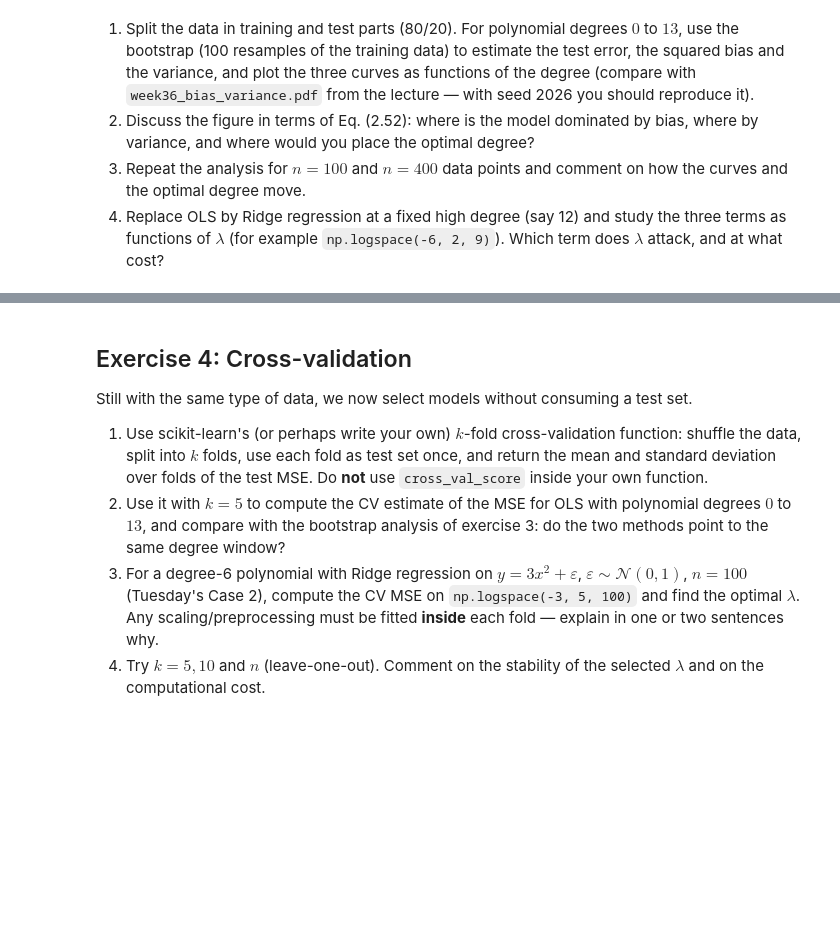
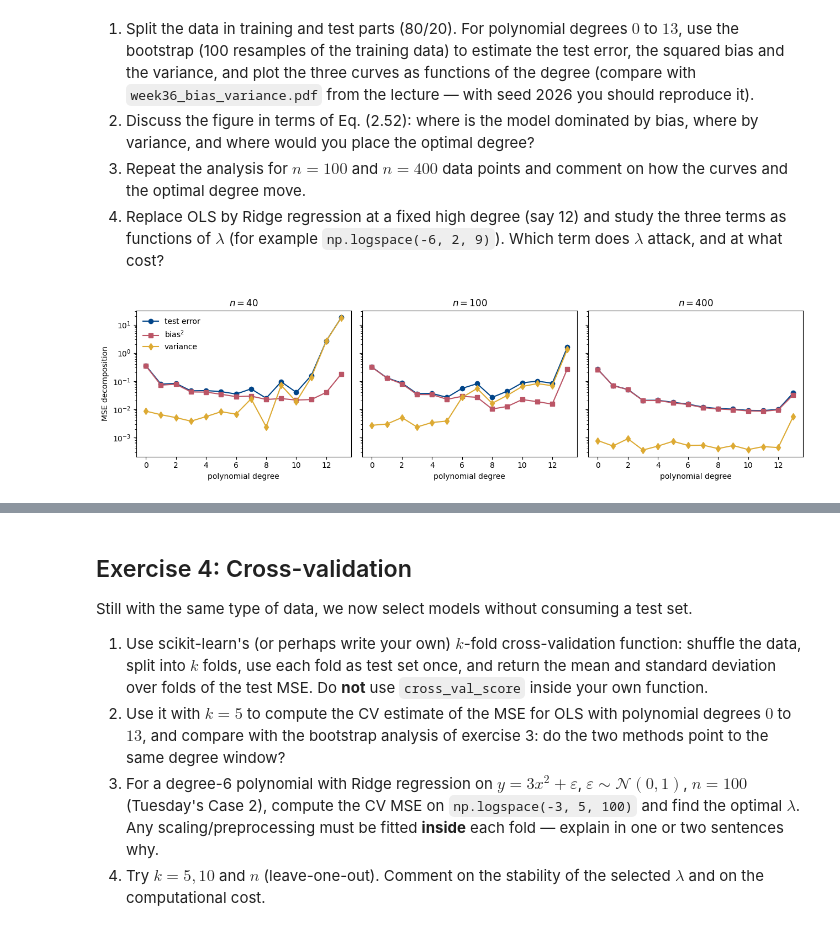
Before and after one commit to JOJ0O0O/MachineLearningUiO, a Jupyter notebook: doc/WeeklyMaterial/week36/exercisesweek36.ipynb, the cells around one changed output, grey strips where cells are left out. Drawn from its saved outputs; the diff is of its cells as text; code cells hidden in the pictures; blank space fills up the shorter version.

```diff
--- a/doc/WeeklyMaterial/week36/exercisesweek36.ipynb
+++ b/doc/WeeklyMaterial/week36/exercisesweek36.ipynb
@@ -143,6 +198,9 @@ $$
 
 on $x \in [-3, 3]$.
 # %%
+import time
+from tqdm import tqdm
+
 import numpy as np
 import matplotlib.pyplot as plt
 from sklearn.linear_model import LinearRegression, Ridge
@@ -151,10 +209,15 @@ from sklearn.pipeline import make_pipeline
 from sklearn.model_selection import train_test_split, KFold, cross_val_score
 from sklearn.utils import resample
 
-np.random.seed(2026)
+seed = 2026
+rng = np.random.default_rng(2026)
+
 n = 40
 x = np.linspace(-3, 3, n).reshape(-1, 1)
 y = np.exp(-x**2) + 1.5 * np.exp(-(x - 2)**2) + np.random.normal(0, 0.1, x.shape)
+
+# the color palette used in the weekly slides
+BLUE, RED, YELLOW = "#004488", "#BB5566", "#DDAA33"
 # %% [markdown]
 1. Split the data in training and test parts (80/20). For polynomial degrees
    $0$ to $13$, use the bootstrap (100 resamples of the training data) to
@@ -172,3 +235,78 @@ y = np.exp(-x**2) + 1.5 * np.exp(-(x - 2)**2) + np.random.normal(0, 0.1, x.shape
    cost?
 # %%
 # Your code for exercise 3 here
+
+def bv_sweep(n=40, maxdeg=13, n_bootstraps=100, model='OLS', alpha=None):
+    match model:
+        case 'OLS':
+            pipe = lambda deg: make_pipeline(PolynomialFeatures(degree=deg), LinearRegression(fit_intercept=False))
+            if alpha is not None:
+                raise Exception("alpha is not used for OLS, ignoring it.")
+        case 'Ridge':
+            pipe = lambda deg: make_pipeline(PolynomialFeatures(degree=deg), StandardScaler(), Ridge(alpha=alpha))
+            if alpha is None:
+                raise ValueError("alpha must be specified for Ridge regression.")
+        case _:
+            raise ValueError(f"Unknown model: {model}")
+
+    x = np.linspace(-3, 3, n).reshape(-1, 1)
+    y = np.exp(-x**2) + 1.5 * np.exp(-(x - 2)**2) + np.random.normal(0, 0.1, x.shape)
+
+    x_train, x_test, y_train, y_test = train_test_split(x, y, test_size=0.2, random_state=seed)
+
+    error, bias, variance = np.zeros(maxdeg), np.zeros(maxdeg), np.zeros(maxdeg)
+    for degree in range(maxdeg):
+        fit_model = pipe(deg=degree)
+        y_tilde = np.zeros((y_test.shape[0], n_bootstraps))
+        for i in range(n_bootstraps):
+            x_boot, y_boot = resample(x_train, y_train)
+            fit_model.fit(x_boot, y_boot)
+            y_tilde[:, i] = fit_model.fit(x_boot, y_boot).predict(x_test).ravel()
+        error[degree] = np.mean(np.mean((y_test - y_tilde)**2, axis=1, keepdims=True))
+        bias[degree] = np.mean((y_test - np.mean(y_tilde, axis=1, keepdims=True))**2)
+        variance[degree] = np.mean(np.var(y_tilde, axis=1, keepdims=True))
+
+    return error, bias, variance
+
+fig, axes = plt.subplots(1, 3, figsize=(13, 3.6), sharey=True)
+maxdegree = 14
+for ax, n_ in tqdm(zip(axes, (40, 100, 400))):
+    err, b2, var = bv_sweep(n=n_, maxdeg=maxdegree, n_bootstraps=100)
+    ax.plot(range(maxdegree), err, "o-", color=BLUE, label="test error")
+    ax.plot(range(maxdegree), b2, "s-", color=RED, label=r"bias$^2$")
+    ax.plot(range(maxdegree), var, "d-", color=YELLOW, label="variance")
+    ax.set_yscale("log")
+    ax.set_title(f"$n = {n_}$")
+    ax.set_xlabel("polynomial degree")
+axes[0].set_ylabel("MSE decomposition")
+axes[0].legend(frameon=False)
+plt.tight_layout()
+plt.show()
+
+fig, axes = plt.subplots(1, 3, figsize=(13, 3.6), sharey=True)
+fixeddegree = 12
+for ax, n_ in tqdm(zip(axes, (40, 100, 400))):
+    alphas = np.logspace(-6, 2, 9)
+    err_vs_lambda = []
+    b2_vs_lambda = []
+    var_vs_lambda = []
+    for alpha in alphas:
+        err, b2, var = bv_sweep(n=n_, maxdeg=fixeddegree, n_bootstraps=100, model='Ridge', alpha=alpha)
+        err_vs_lambda.append(err[-1])
+        b2_vs_lambda.append(b2[-1])
+        var_vs_lambda.append(var[-1])
+
+    ax.plot(alphas, err_vs_lambda, "o-", color=BLUE, label="test error")
+    ax.plot(alphas, b2_vs_lambda, "s-", color=RED, label=r"bias$^2$")
+    ax.plot(alphas, var_vs_lambda, "d-", color=YELLOW, label="variance")
+    ax.set_yscale("log")
+    ax.set_xscale("log")
+    ax.set_title(f"$n = {n_}$")
+    ax.set_xlabel("lambda (regularization strength)")
+    ax.set_ylabel("MSE")
+axes[0].set_ylabel("MSE decomposition")
+axes[0].legend(frameon=False)
+plt.tight_layout()
+plt.show()
+# %% [output]
+[figure, added]
```
Also changed, not shown: parts of 6 cells of this notebook.
